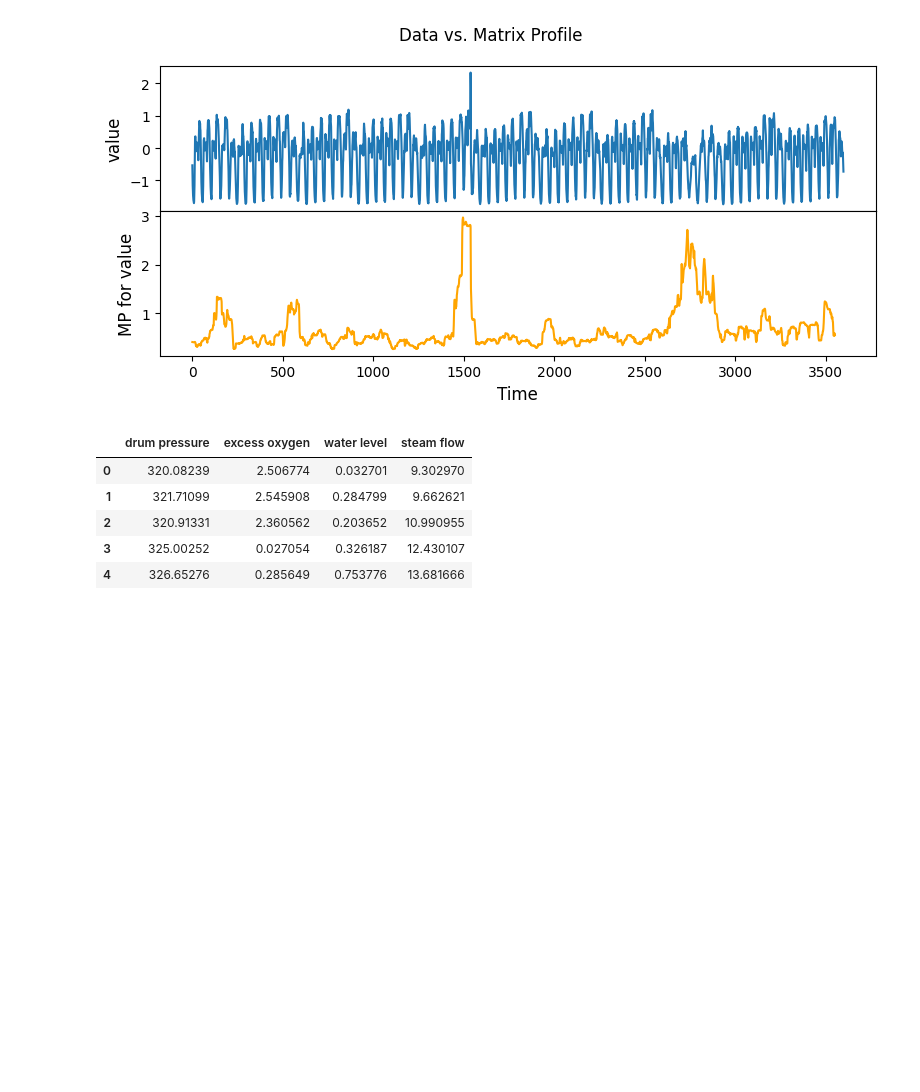
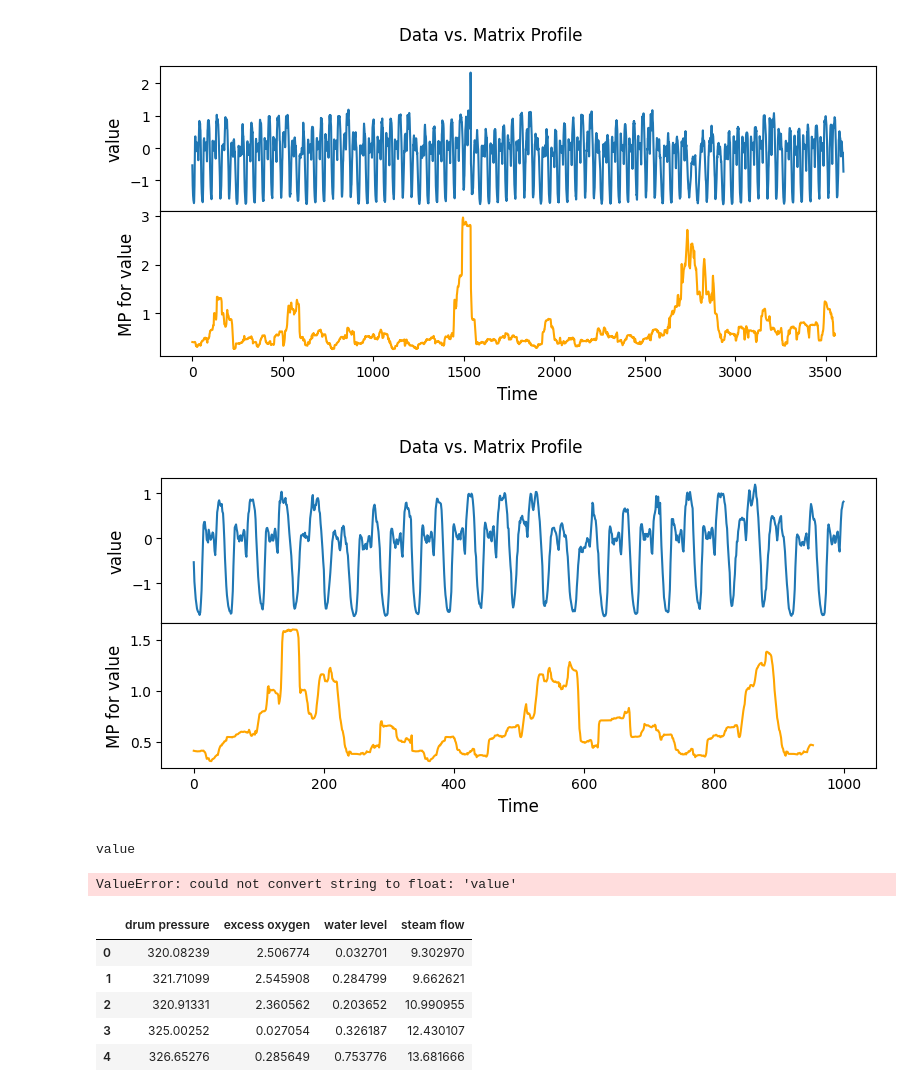
Before and after one commit to idaholab/DACKAR, a Jupyter notebook: examples/test_anomalies.ipynb, the cells around one changed output. Cells and saved outputs as stored; diff of their text form; code cells hidden in the pictures; blank space fills up the shorter version.

```diff
--- a/examples/test_anomalies.ipynb
+++ b/examples/test_anomalies.ipynb
@@ -37,6 +37,21 @@ fig = mpObj.plot()
 # %% [output]
 OMP: Info #276: omp_set_nested routine deprecated, please use omp_set_max_active_levels instead.
 [figure]
+# %%
+m = 48
+mpObj = MatrixProfile(m, normalize='robust', method='incremental')
+mpObj.fit(taxi_df.iloc[0:1000])
+fig = mpObj.plot()
+# %% [output]
+[figure, added]
+# %%
+for i in range(1000, taxi_df.shape[1]):
+
+  mpObj.evaluate(taxi_df.iloc[i])
+# fig = mpObj.plot()
+# %% [output]
+value
+ValueError: could not convert string to float: 'value'
 # %%
 steam_gen_data_file = os.path.abspath(os.path.join(data_path, 'Steamgen.csv'))
 steam_df = pd.read_csv(steam_gen_data_file)
```
Also changed, not shown: parts of 3 cells of this notebook, 1 other file.
